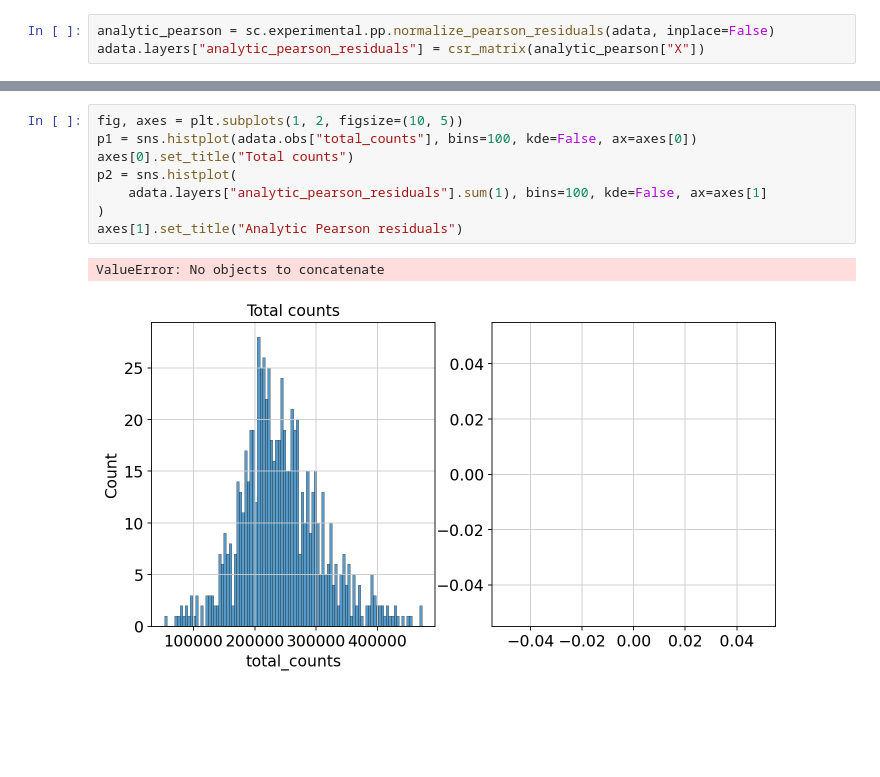
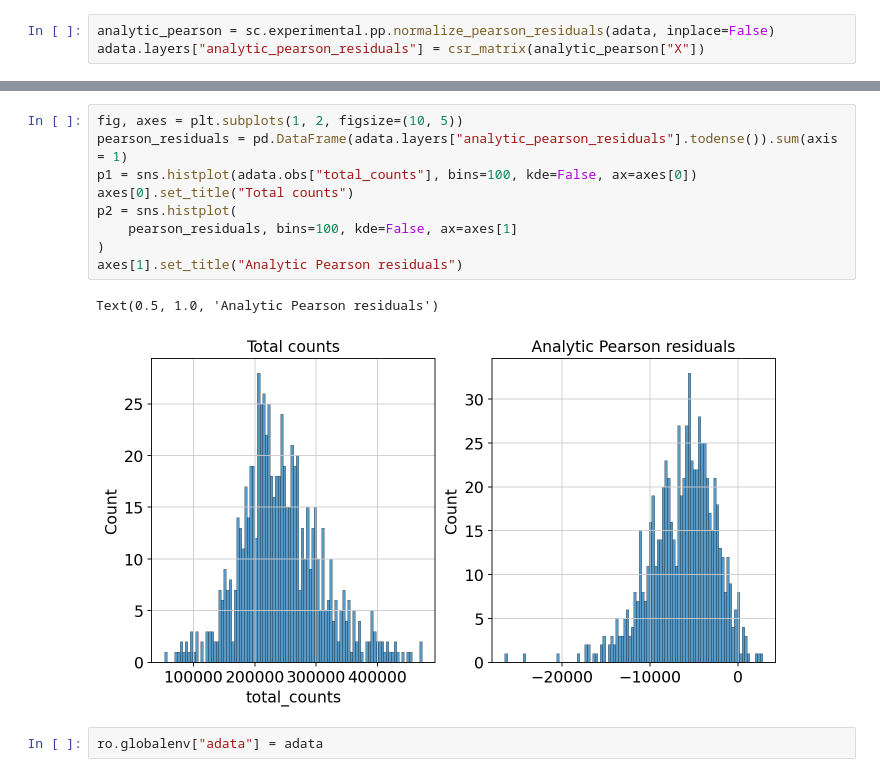
Before and after one commit to alexjimenez99/sc-RNAseq-embryos, a Jupyter notebook: scRNA_Human_Cerebral_Organoids_and_Fetal_Cortex.ipynb, the cells around one changed output, grey strips where cells are left out. Cells and saved outputs as stored; diff of their text form; blank space fills up the shorter version.

```diff
--- a/scRNA_Human_Cerebral_Organoids_and_Fetal_Cortex.ipynb
+++ b/scRNA_Human_Cerebral_Organoids_and_Fetal_Cortex.ipynb
@@ -883,11 +881,14 @@ matrix([[nan],
 # %%
 fig, axes = plt.subplots(1, 2, figsize=(10, 5))
+pearson_residuals = pd.DataFrame(adata.layers["analytic_pearson_residuals"].todense()).sum(axis = 1)
 p1 = sns.histplot(adata.obs["total_counts"], bins=100, kde=False, ax=axes[0])
 axes[0].set_title("Total counts")
 p2 = sns.histplot(
-    adata.layers["analytic_pearson_residuals"].sum(1), bins=100, kde=False, ax=axes[1]
+    pearson_residuals, bins=100, kde=False, ax=axes[1]
 )
 axes[1].set_title("Analytic Pearson residuals")
 # %% [output]
-ValueError: No objects to concatenate
+Text(0.5, 1.0, 'Analytic Pearson residuals')
-[figure, old version]
+[figure, new version]
+# %%
+ro.globalenv["adata"] = adata
```
Also changed, not shown: parts of 29 cells of this notebook.
